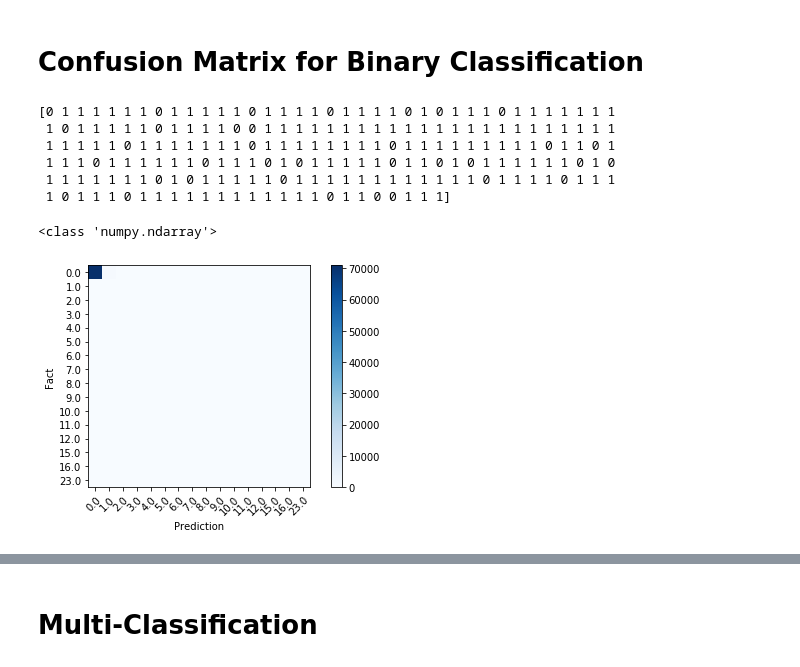
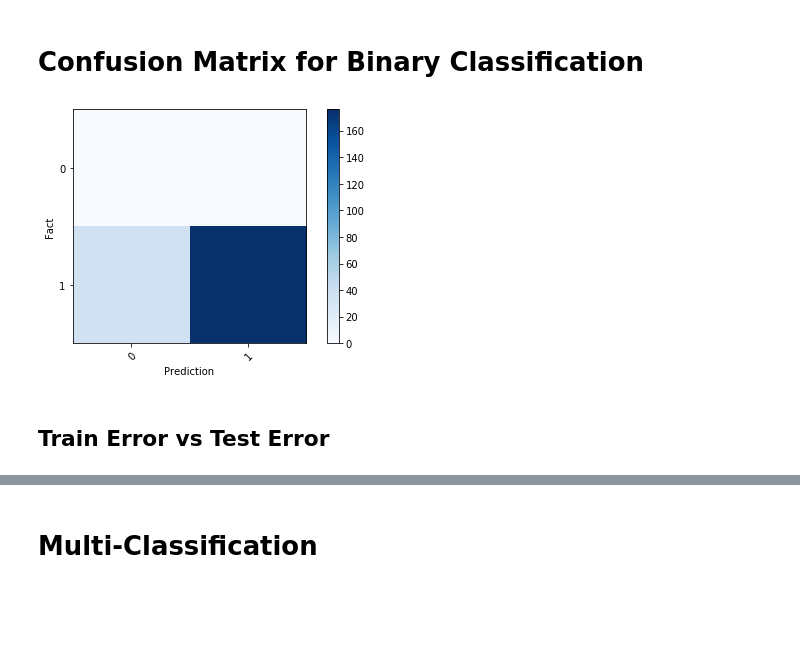
Before and after one commit to Davidloku1234567/CS221Project, a Jupyter notebook: fancierClassifier/Classification Bundle.ipynb, the cells around one changed output, grey strips where cells are left out. Cells and saved outputs as stored; diff of their text form; code cells hidden in the pictures; blank space fills up the shorter version.

```diff
--- a/fancierClassifier/Classification Bundle.ipynb
+++ b/fancierClassifier/Classification Bundle.ipynb
@@ -77,5 +89,15 @@ y_train_fire_bool = [1 for _ in range(len(y_train_fire))]
 y_test_fire_bool = [1 for _ in range(len(y_test_fire))]
 X_train = X_train_fire + X_train_nofire
 y_train = y_train_fire_bool + y_train_nofire
+X_test = X_test_fire + X_test_nofire
+y_test = y_test_fire_bool + y_test_nofire
+
+# Normalize datasets
+scaler = StandardScaler()
+X_train_norm = scaler.fit_transform(X_train)
+X_test_norm = scaler.fit_transform(X_test)
+X_train_fire_norm = scaler.fit_transform(X_train_fire)
+X_test_fire_norm = scaler.fit_transform(X_test_fire)
+X_test_nofire_norm = scaler.fit_transform(X_test_nofire)
 # %% [markdown]
 # Binary Classification
@@ -137,0 +202,4 @@ nofire prediction:  0.9913528162717926
+# %%
+kernel = 1.0 * RBF(1.0)
+gpc_fnf = GaussianProcessClassifier(kernel=kernel, random_state=0)
+gpc_fnf = gpc_fnf.fit(X_train_norm, y_train)
@@ -137,0 +209,6 @@ nofire prediction:  0.9913528162717926
+# %%
+# Used for pipeline
+y_pred_fire_bool = gpc_fnf.predict(X_test_fire_norm)
+
+y_pred_gpc_fnf = gpc_fnf.predict(X_test_norm[:10000])
+print(classification_report(y_test[:10000], y_pred_gpc_fnf))
@@ -208,38 +325,30 @@ for i, _ in enumerate(gb_fnf.feature_importances_):
 36
 # %% [markdown]
 # Confusion Matrix for Binary Classification
-# %%
-print(y_pred_fire_bool)
-# %% [output]
-[0 1 1 1 1 1 1 0 1 1 1 1 1 0 1 1 1 1 0 1 1 1 1 0 1 0 1 1 1 0 1 1 1 1 1 1 1
- 1 0 1 1 1 1 1 0 1 1 1 1 0 0 1 1 1 1 1 1 1 1 1 1 1 1 1 1 1 1 1 1 1 1 1 1 1
- 1 1 1 1 1 0 1 1 1 1 1 1 1 0 1 1 1 1 1 1 1 1 0 1 1 1 1 1 1 1 1 1 0 1 1 0 1
- 1 1 1 0 1 1 1 1 1 1 0 1 1 1 0 1 0 1 1 1 1 1 0 1 1 0 1 0 1 1 1 1 1 1 0 1 0
- 1 1 1 1 1 1 1 0 1 0 1 1 1 1 1 0 1 1 1 1 1 1 1 1 1 1 1 1 0 1 1 1 1 0 1 1 1
- 1 0 1 1 1 0 1 1 1 1 1 1 1 1 1 1 1 1 0 1 1 0 0 1 1 1]
 # %%
-yy_test = y_test_fire + y_test_nofire
-#rint(yy_test)
-print(type(y_pred_fire_bool))
-yy_pred = np.append(y_pred_fire_bool, y_no_fire_pred)
+#yy_test = y_test_fire_bool + y_test_nofire
+#yy_pred = np.append(y_pred_fire_bool, y_no_fire_pred)
+yy_test = y_test_fire_bool# + y_test_nofire
+yy_pred = y_pred_fire_bool#, y_no_fire_pred)
 cm = confusion_matrix(yy_test, yy_pred)
 
 # Only uses the labels that appear in the data
 labels = unique_labels(yy_test, yy_pred)
 #print(cm)
 
 fig, ax = plt.subplots()
 im = ax.imshow(cm, interpolation='nearest', cmap=plt.cm.Blues)
 ax.figure.colorbar(im, ax=ax)
 ax.set(xticks=np.arange(cm.shape[1]),
            yticks=np.arange(cm.shape[0]),
            # ... and label them with the respective list entries
            xticklabels=labels, yticklabels=labels,
            ylabel='Fact',
            xlabel='Prediction')
 # Rotate the tick labels and set their alignment.
 plt.setp(ax.get_xticklabels(), rotation=45, ha="right", rotation_mode="anchor")
 fig.tight_layout()
 # %% [output]
-<class 'numpy.ndarray'>
-[figure, old version]
+[figure, new version]
+# %% [markdown]
+## Train Error vs Test Error
```
Also changed, not shown: parts of 48 cells of this notebook.
